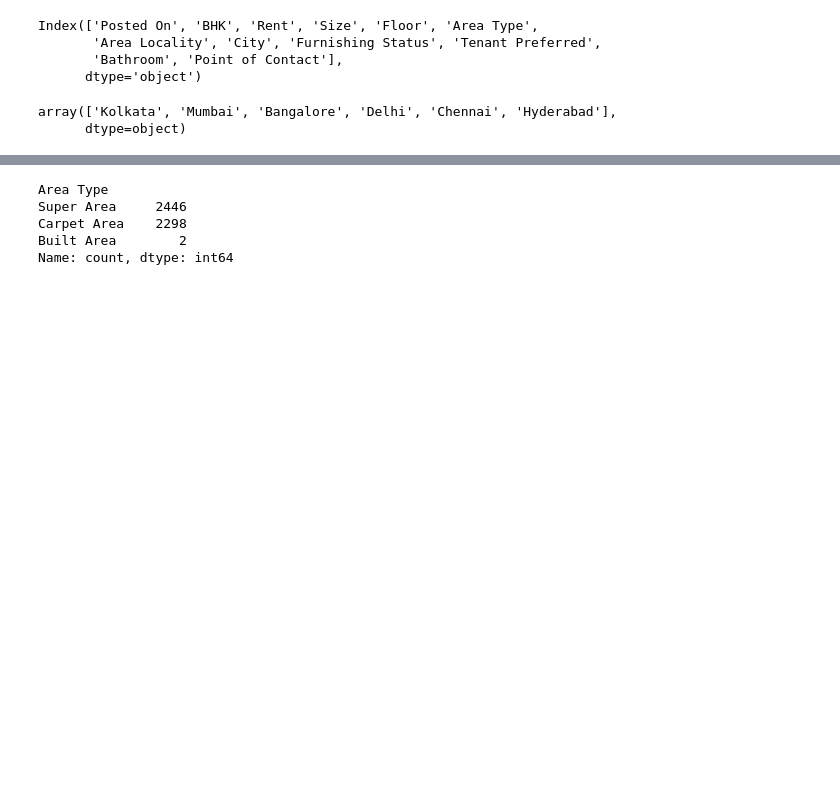
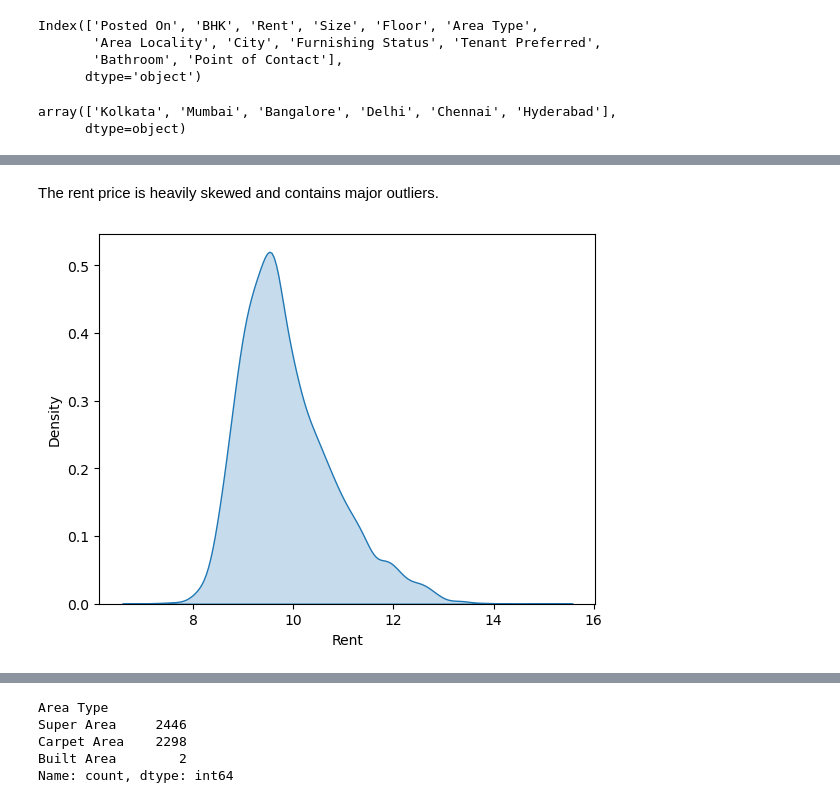
Before and after one commit to Divshi05/House-Rent-Prediction-Using-Linear-Regression, a Jupyter notebook: House Rent Price Prediction.ipynb, the cells around one changed output, grey strips where cells are left out. Saved outputs shown, nothing was run; the diff lists cells and outputs as text; code cells hidden in the pictures; blank space fills up the shorter version.

```diff
--- a/House Rent Price Prediction.ipynb
+++ b/House Rent Price Prediction.ipynb
@@ -116,0 +125,7 @@ array(['Kolkata', 'Mumbai', 'Bangalore', 'Delhi', 'Chennai', 'Hyderabad'],
+# %% [markdown]
+The rent price is heavily skewed and contains major outliers.
+# %%
+sns.kdeplot( np.log1p(df['Rent']), fill=True)
+plt.show()
+# %% [output]
+[figure, added]
```
Also changed, not shown: parts of 92 cells of this notebook.
